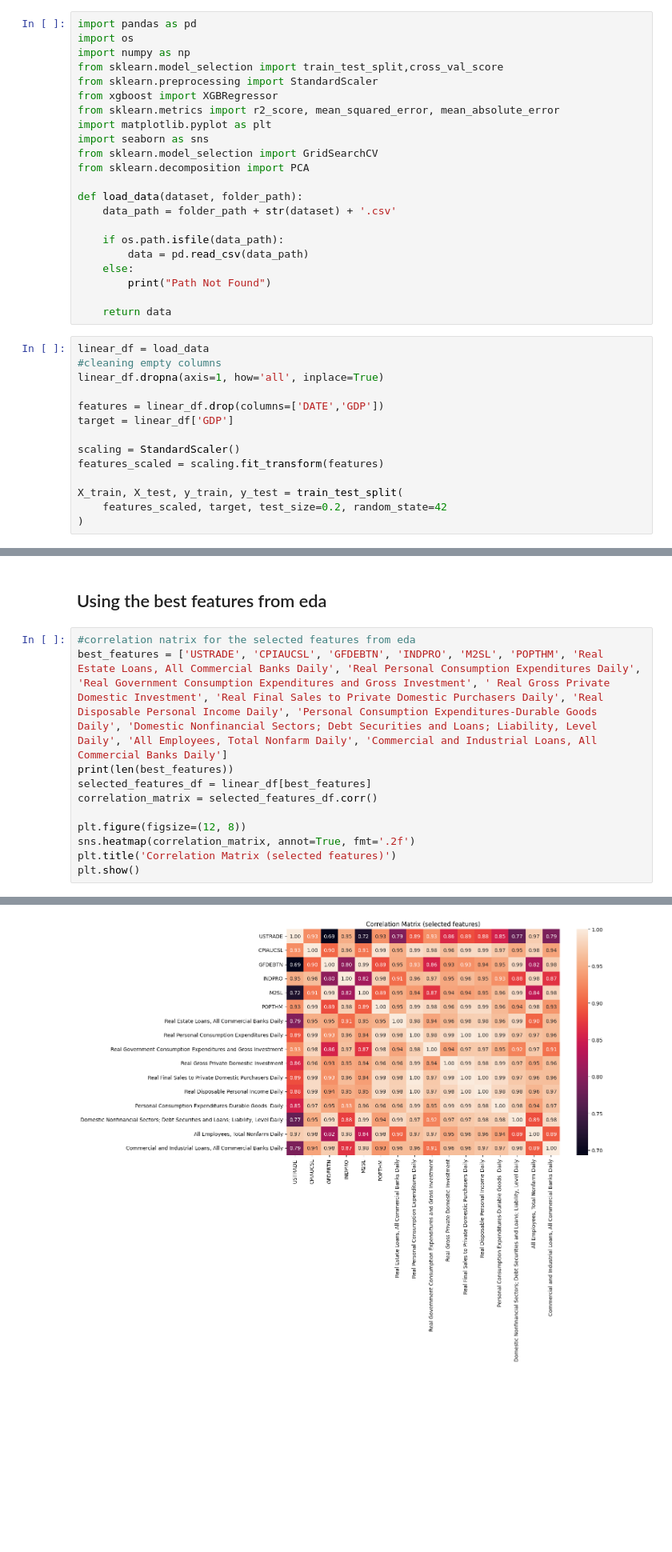
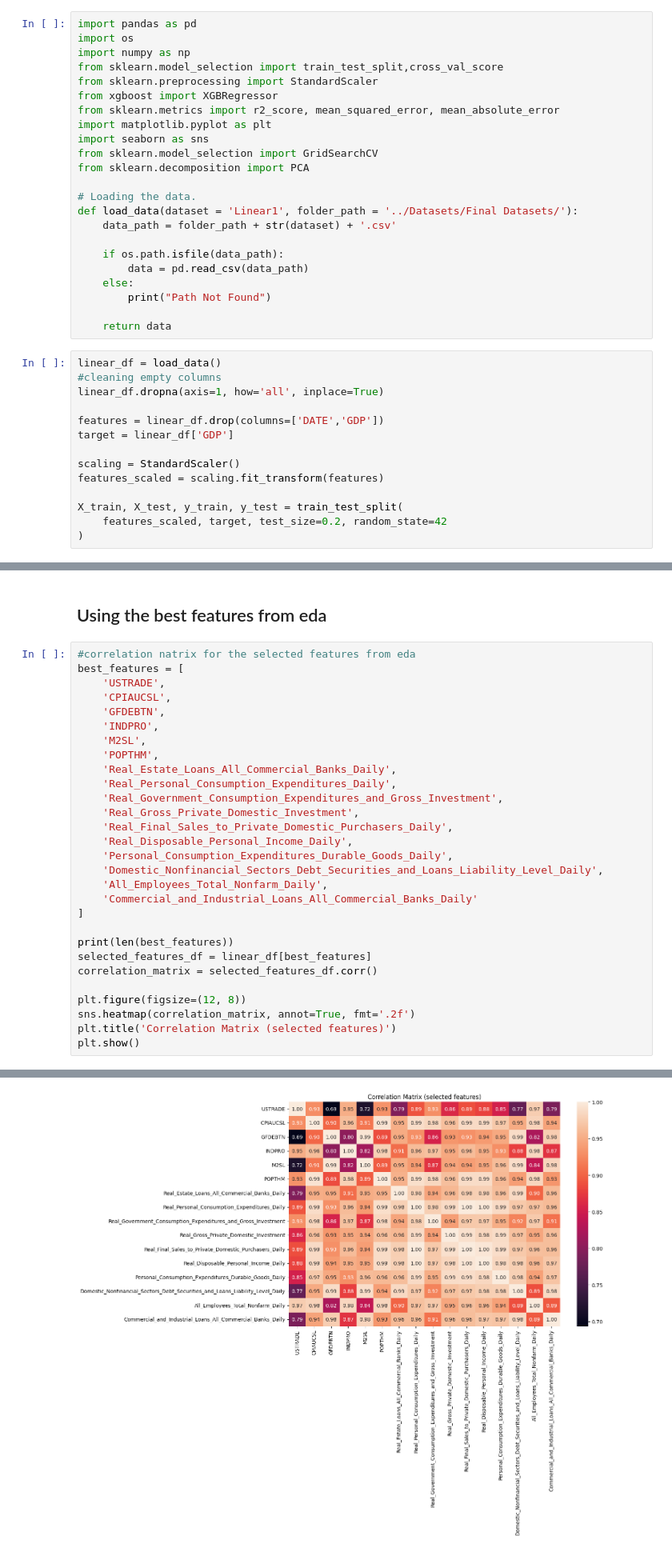
Before and after one commit to 1ev0y/ML-Project, a Jupyter notebook: XGBoost/XGBoost.ipynb, the cells around one changed output, grey strips where cells are left out. Shown at 80% size. Cells and saved outputs as stored; diff of their text form; blank space fills up the shorter version.

```diff
--- a/XGBoost/XGBoost.ipynb
+++ b/XGBoost/XGBoost.ipynb
@@ -11,7 +11,8 @@ import seaborn as sns
 from sklearn.model_selection import GridSearchCV
 from sklearn.decomposition import PCA
 
-def load_data(dataset, folder_path):
+# Loading the data.
+def load_data(dataset = 'Linear1', folder_path = '../Datasets/Final Datasets/'):
     data_path = folder_path + str(dataset) + '.csv'
 
     if os.path.isfile(data_path):
@@ -21,7 +22,7 @@ def load_data(dataset, folder_path):
 
     return data
 # %%
-linear_df = load_data
+linear_df = load_data()
 #cleaning empty columns
 linear_df.dropna(axis=1, how='all', inplace=True)
 
@@ -98,15 +99,33 @@ mae: 2.6191236154942796
 ## Using the best features from eda
 # %%
 #correlation natrix for the selected features from eda
-best_features = ['USTRADE', 'CPIAUCSL', 'GFDEBTN', 'INDPRO', 'M2SL', 'POPTHM', 'Real Estate Loans, All Commercial Banks Daily', 'Real Personal Consumption Expenditures Daily', 'Real Government Consumption Expenditures and Gross Investment', ' Real Gross Private Domestic Investment', 'Real Final Sales to Private Domestic Purchasers Daily', 'Real Disposable Personal Income Daily', 'Personal Consumption Expenditures-Durable Goods  Daily', 'Domestic Nonfinancial Sectors; Debt Securities and Loans; Liability, Level Daily', 'All Employees, Total Nonfarm Daily', 'Commercial and Industrial Loans, All Commercial Banks Daily']
+best_features = [
+    'USTRADE',
+    'CPIAUCSL',
+    'GFDEBTN',
+    'INDPRO',
+    'M2SL',
+    'POPTHM',
+    'Real_Estate_Loans_All_Commercial_Banks_Daily',
+    'Real_Personal_Consumption_Expenditures_Daily',
+    'Real_Government_Consumption_Expenditures_and_Gross_Investment',
+    'Real_Gross_Private_Domestic_Investment',
+    'Real_Final_Sales_to_Private_Domestic_Purchasers_Daily',
+    'Real_Disposable_Personal_Income_Daily',
+    'Personal_Consumption_Expenditures_Durable_Goods_Daily',
+    'Domestic_Nonfinancial_Sectors_Debt_Securities_and_Loans_Liability_Level_Daily',
+    'All_Employees_Total_Nonfarm_Daily',
+    'Commercial_and_Industrial_Loans_All_Commercial_Banks_Daily'
+]
+
 print(len(best_features))
 selected_features_df = linear_df[best_features]
 correlation_matrix = selected_features_df.corr()
 
 plt.figure(figsize=(12, 8))
 sns.heatmap(correlation_matrix, annot=True, fmt='.2f')
 plt.title('Correlation Matrix (selected features)')
 plt.show()
 # %% [output]
 16
-[figure, old version]
+[figure, new version]
```
Also changed, not shown: parts of 2 cells of this notebook, 1 other file.
